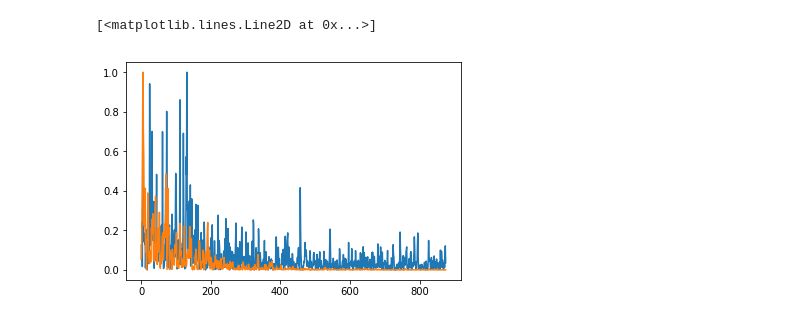
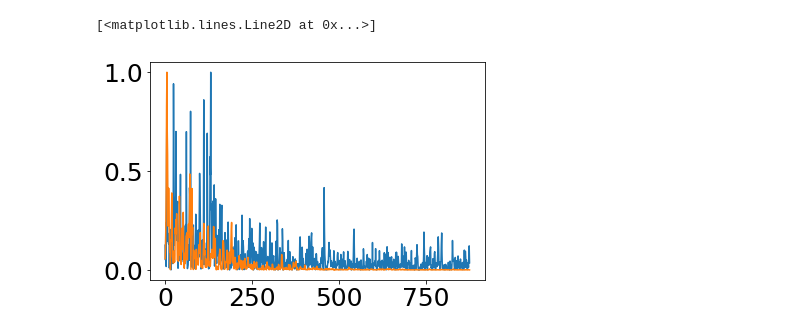
Before and after one commit to kitada4010/sbc, a Jupyter notebook: python/jupyter/Untitled14.ipynb, the cells around one changed output. Cells and saved outputs as stored; diff of their text form; code cells hidden in the pictures.

```diff
--- a/python/jupyter/Untitled14.ipynb
+++ b/python/jupyter/Untitled14.ipynb
@@ -127,31 +127,32 @@ import pylab as p
 import math,numpy,matplotlib
 import pickle
 import numpy as np
 import pandas as pd
 import sys
 import scipy
 from swan import pycwt
 from scipy import signal
 from pylab import *
 #with open('/home/hera/nodoka/home2/nodoka/spike-data/25kHz-data/B39 Rd.pickle', mode='rb') as fp:
 #with open('/home/nodoka/spike-data/25kHz-data/B39 Rd.pickle', mode='rb') as fp:
 #with open('/Volumes/NO NAME/25kHz-data/B39 Rd.pickle',mode='rb') as fp:
 #    df = pickle.load(fp)
 spec = pd.read_csv('/home2/nodoka/18-kitada-bachelor-data/spectrogram/4ms-feature-data/rippledata/B39-2219.5453-2219.6253-150-nomalize.csv', header=None)
 #spec = pd.read_csv('/home2/nodoka/18-kitada-bachelor-data/spectrogram/4ms-feature-data/rippledata/B39-2147.3232-2147.4633-150-nomalize.csv', header=None)
 #fs = 25000 #サンプリング周波数
 #starttime = 1991.0946
 #starttime = 1991.6946
 #endtime = 1991.9946
 #starttime = 2219.5453
 #endtime = 2219.6253
 #start = int(starttime*fs)
 #end = int(endtime*fs)
 #print(spec)
 #for i in range(2) :
 #print()
+plt.rcParams["font.size"] = 25
 plt.plot(spec.T[0])
 plt.plot(spec.T[17])
 # %% [output]
 [<matplotlib.lines.Line2D at 0x...>]
-[figure, old version]
+[figure, new version]
```
Also changed, not shown: 3 other files.
